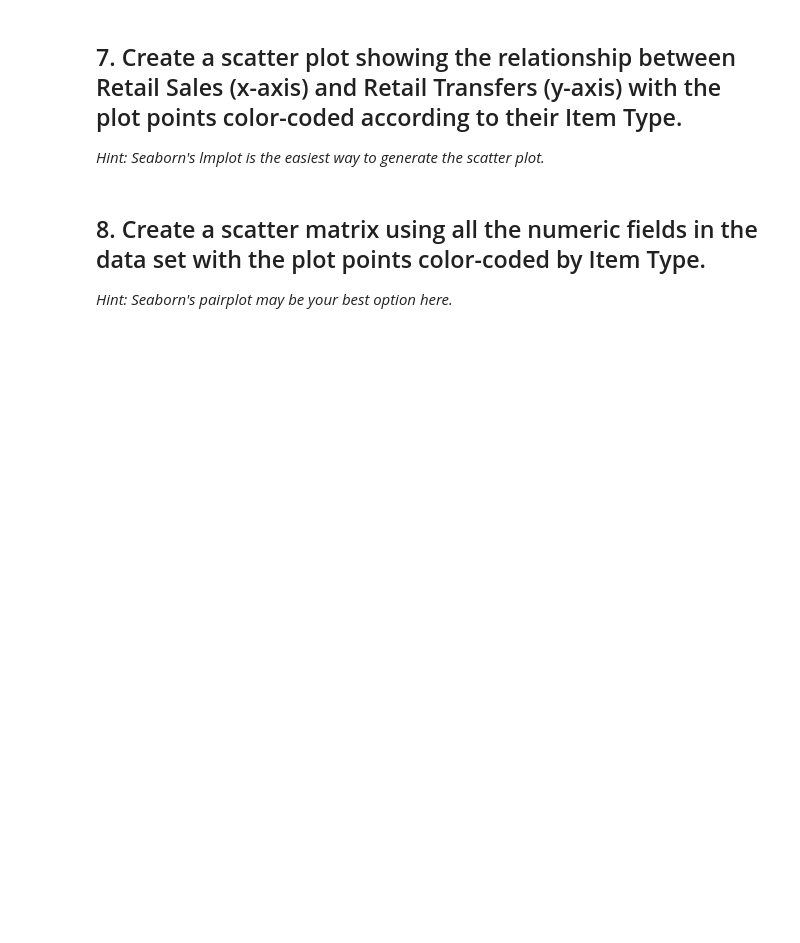
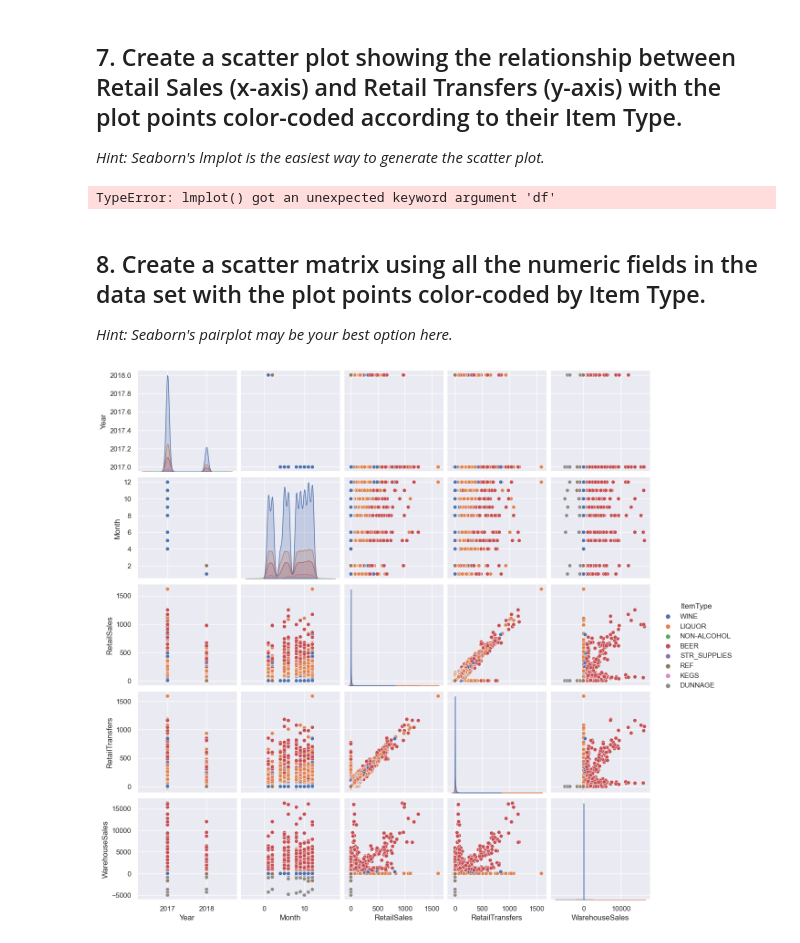
Before and after one commit to moldypeaches/DAFT_0410, a Jupyter notebook: module_2/Lab_2_ Plotting-Multiple-Data-Series/main.ipynb, the cells around one changed output. Saved outputs shown, nothing was run; the diff lists cells and outputs as text; code cells hidden in the pictures; blank space fills up the shorter version.

```diff
--- a/module_2/Lab_2_ Plotting-Multiple-Data-Series/main.ipynb
+++ b/module_2/Lab_2_ Plotting-Multiple-Data-Series/main.ipynb
@@ -67,3 +92,6 @@ TypeError: sort_values() got an unexpected keyword argument 'by'
 ## 5. Create a multi-line chart that shows Retail Sales summed by Item Type over time (Year & Month).
 
 *Hint: There should be a line representing each Item Type.*
+# %%
+df['YM'] = df['Year'].astype(str) + '-' + df['Month'].astype(str).str.zfill(2)
+df = df.sort_values(by='YM', ascending=True)
@@ -73,7 +112,15 @@ TypeError: sort_values() got an unexpected keyword argument 'by'
 ## 7. Create a scatter plot showing the relationship between Retail Sales (x-axis) and Retail Transfers (y-axis) with the plot points color-coded according to their Item Type.
 
 *Hint: Seaborn's lmplot is the easiest way to generate the scatter plot.*
+# %%
+sns.lmplot(df=df, x="RetailSales", y="RetailTransfers", hue="ItemType");
+# %% [output]
+TypeError: lmplot() got an unexpected keyword argument 'df'
 # %% [markdown]
 ## 8. Create a scatter matrix using all the numeric fields in the data set with the plot points color-coded by Item Type.
 
 *Hint: Seaborn's pairplot may be your best option here.*
+# %%
+sns.pairplot(df, hue="ItemType");
+# %% [output]
+[figure, added]
```
Also changed, not shown: parts of 11 cells of this notebook.
